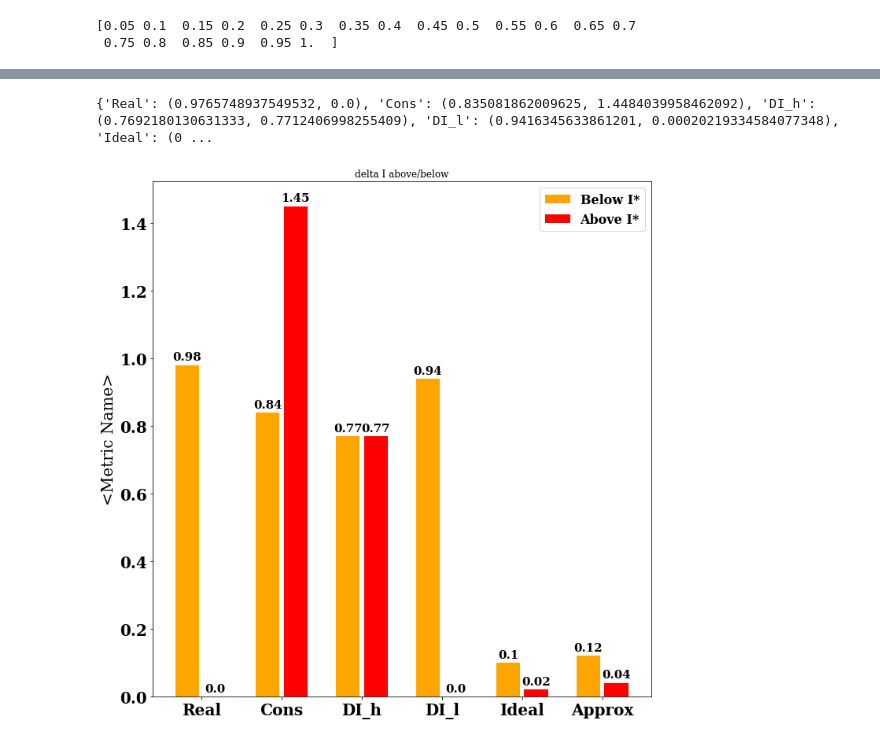
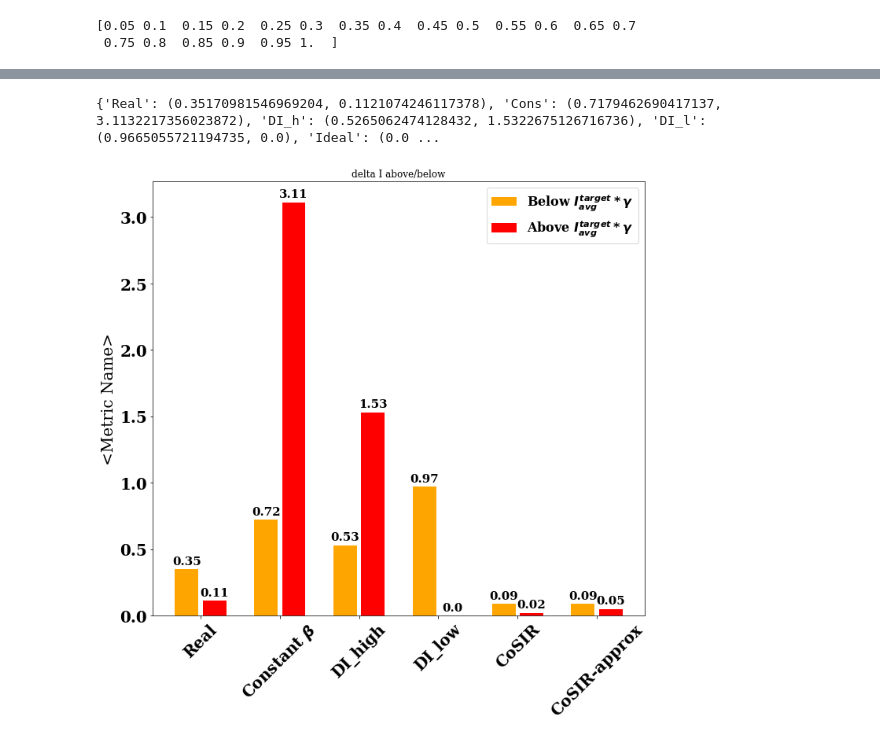
Before and after one commit to dsindiavscovid/CoSIR, a Jupyter notebook: baselines.ipynb, the cells around one changed output, grey strips where cells are left out. Saved outputs shown, nothing was run; the diff lists cells and outputs as text; code cells hidden in the pictures.

```diff
--- a/baselines.ipynb
+++ b/baselines.ipynb
@@ -18,6 +20,12 @@ def getMetaData(region = "India"):
     regionType = {"India": "country", "Netherlands": "country", "Mexico": "country", "Mumbai": "district"}
     return {"region": region, "population": popDict[region], "underreporting_factor": underreporting_factor[region],
            "bedsPerCapita": bedsPerCapita[region], "hospToReported": hospToReported[region], "region_type": regionType[region]}
+# %%
+def moving_average(x, window):
+    l = len(x)
+    w = int((window-1)/2)
+    x1 = [np.mean(x[max(0, i-w):min(l, i+w+1)]) for i in range(l)]
+    return np.array(x1)
 # %%
 meta = getMetaData("India")
 
@@ -77,11 +104,11 @@ underreporting_factor = meta['underreporting_factor']
 reporting_percentage = 1/underreporting_factor
 h = meta['hospToReported']
 
-d = 5 #H bucket duratioon
+d = 20 #H bucket duratioon
 gamma = 1/5.
 
 
-Istar = N*p/(h*reporting_percentage*gamma*d)
+Istar = 0.76*N*p/(h*reporting_percentage*gamma*d)
 print(Istar)
 print("Istar = N/{}".format(str(N/Istar)))
 R0 = 0
@@ -105,3 +132,12 @@ Istar = N/152.9618095355049
+# %%
+dates = [start_date + timedelta(i) for i in range(tsteps)]
+# %%
+xticks_idx = []
+xticks = []
+for i, date in enumerate(dates):
+    if(date.day == 1):
+        xticks_idx.append(i)
+        xticks.append("{}'{}".format(datetime.strftime(date, "%b"), datetime.strftime(date, "%y")))
 # %%
 deltaI_real_c = deltaI_real*underreporting_factor
 I_real_c = I_real*underreporting_factor
@@ -373,56 +387,56 @@ plt.savefig('./graphs/{}_IcontrolMetrics.png'.format(meta['region']))
 # %%
 belowAbove = {}
-belowAbove['Real'] = getIBelowAboveIstar(deltaI_real, Istar*gamma)
-belowAbove['Cons'] = getIBelowAboveIstar(I_cons*gamma, Istar*gamma)
-belowAbove['DI_h'] = getIBelowAboveIstar(I_dI_h*gamma, Istar*gamma)
-belowAbove['DI_l'] = getIBelowAboveIstar(I_dI_l*gamma, Istar*gamma)
-belowAbove['Ideal'] = getIBelowAboveIstar(I_ideal*gamma, Istar*gamma)
-belowAbove['Approx'] = getIBelowAboveIstar(I_approx*gamma, Istar*gamma)
+belowAbove['Real'] = getIBelowAboveIstar(deltaI_real_c[:len(deltaI_real_c)], Istar*gamma)
+belowAbove['Cons'] = getIBelowAboveIstar(I_cons[:len(deltaI_real_c)]*gamma, Istar*gamma)
+belowAbove['DI_h'] = getIBelowAboveIstar(I_dI_h[:len(deltaI_real_c)]*gamma, Istar*gamma)
+belowAbove['DI_l'] = getIBelowAboveIstar(I_dI_l[:len(deltaI_real_c)]*gamma, Istar*gamma)
+belowAbove['Ideal'] = getIBelowAboveIstar(I_ideal[:len(deltaI_real_c)]*gamma, Istar*gamma)
+belowAbove['Approx'] = getIBelowAboveIstar(I_approx[:len(deltaI_real_c)]*gamma, Istar*gamma)
 print(belowAbove)
 names = ['Real', 'Cons', 'DI_h', 'DI_l', 'Ideal', 'Approx']
 belows = [round(belowAbove[n][0], 2) for n in names]
 aboves = [round(belowAbove[n][1], 2) for n in names]
 
 
-labels = ['Real', 'Cons', 'DI_h', 'DI_l', 'Ideal', 'Approx']
+labels = ['Real', r'Constant $\beta$', 'DI_high', 'DI_low', 'CoSIR', 'CoSIR-approx']
 
 
 x = np.arange(len(labels))  # the label locations
 width = 0.35  # the width of the bars
 
 fig, ax = plt.subplots(figsize=(10,10))
-rects1 = ax.bar(x - width/2, belows, width*0.85, label='Below I*', color = 'orange')
-rects2 = ax.bar(x + width/2, aboves, width*0.85, label='Above I*', color = 'red')
+rects1 = ax.bar(x - width/2, belows, width*0.85, label=r'Below $I^{target}_{avg}*\gamma$', color = 'orange')
+rects2 = ax.bar(x + width/2, aboves, width*0.85, label=r'Above $I^{target}_{avg}*\gamma$', color = 'red')
 
 # Add some text for labels, title and custom x-axis tick labels, etc.
 ax.set_ylabel('<Metric Name>')
 ax.set_title('delta I above/below')
 ax.set_xticks(x)
-ax.set_xticklabels(labels)
+ax.set_xticklabels(labels, rotation = 45)
 ax.legend()
 
 
 def autolabel(rects):
     """Attach a text label above each bar in *rects*, displaying its height."""
     for rect in rects:
         height = rect.get_height()
         ax.annotate('{}'.format(height),
                     xy=(rect.get_x() + rect.get_width() / 2, height),
                     xytext=(0, 3),  # 3 points vertical offset
                     textcoords="offset points",
                     ha='center', va='bottom', fontsize=15)
 
 
 autolabel(rects1)
 autolabel(rects2)
 
 fig.tight_layout()
 
 # plt.show()
 plt.savefig('./graphs/{}_deltaIcontrolMetrics.png'.format(meta['region']))
 # %% [output]
-{'Real': (0.9765748937549532, 0.0), 'Cons': (0.835081862009625, 1.4484039958462092), 'DI_h': (0.7692180130631333, 0.7712406998255409), 'DI_l': (0.9416345633861201, 0.00020219334584077348), 'Ideal': (0 ...
+{'Real': (0.35170981546969204, 0.1121074246117378), 'Cons': (0.7179462690417137, 3.1132217356023872), 'DI_h': (0.5265062474128432, 1.5322675126716736), 'DI_l': (0.9665055721194735, 0.0), 'Ideal': (0.0 ...
-[figure, old version]
+[figure, new version]
 # %%
 # def getIBelowAboveIstar(I, Istar, buffer=0.1):
 #     below = 0
```
Also changed, not shown: parts of 13 cells of this notebook, 16 other files.
